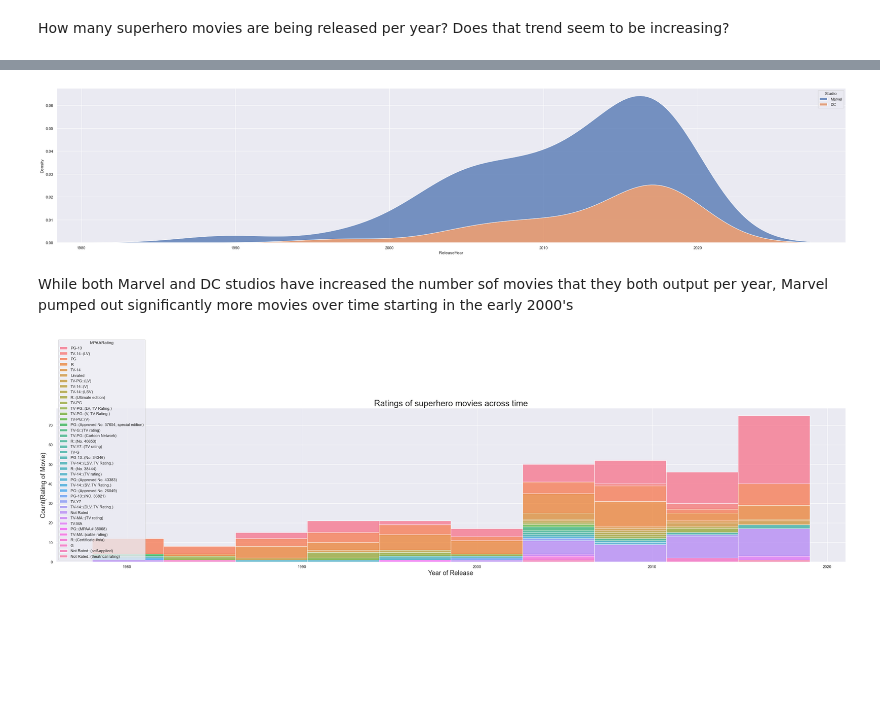
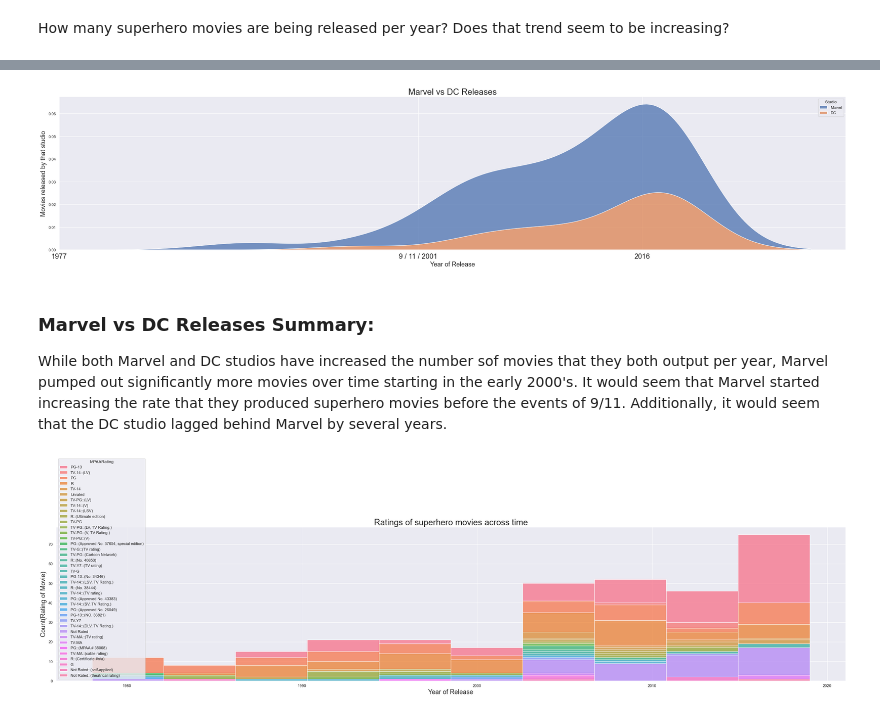
Before and after one commit to kaimmej/DA320, a Jupyter notebook: A4_JupyterCharts.ipynb, the cells around one changed output, grey strips where cells are left out. Cells and saved outputs as stored; diff of their text form; code cells hidden in the pictures; blank space fills up the shorter version.

```diff
--- a/A4_JupyterCharts.ipynb
+++ b/A4_JupyterCharts.ipynb
@@ -173,36 +223,39 @@ CASE
         Company3 LIKE '%Marvel%' OR
         Company4 LIKE '%Marvel%' OR
         Company5 LIKE '%Marvel%') THEN 'Marvel'
     WHEN (
         Company1 LIKE '%DC Comics%' OR Company1 LIKE '%DC Entertainment%' OR
         Company2 LIKE '%DC Comics%' OR Company2 LIKE '%DC Entertainment%' OR
         Company3 LIKE '%DC Comics%' OR Company3 LIKE '%DC Entertainment%' OR
         Company4 LIKE '%DC Comics%' OR Company4 LIKE '%DC Entertainment%' OR
         Company5 LIKE '%DC Comics%' OR Company5 LIKE '%DC Entertainment%')
         THEN 'DC'
     ELSE NULL
 END AS Studio
 FROM [dbo].[rawmoviedata];
 """
 
 ALLstudio_df = pd.read_sql_query(sqlQueryMARVELvDC, connection)
 #ALLstudio_df.head()
 #This only shows MARVEL vs DC
 studio_df = pd.read_sql_query(sqlQueryMARVELvDC, connection)
 sns.kdeplot(
     data=studio_df,
     x='ReleaseYear',
     hue="Studio",
     multiple="stack"
     )
 plt.title('Marvel vs DC Releases', size= 24)
 plt.xlabel('Year of Release', size= 18)
 plt.ylabel('Movies released by that studio',size= 18)
+plt.xticks([1977,2001,2016],['1977','9 / 11 / 2001','2016'],fontsize = 20)
 plt.show()
 # %% [output]
-[figure, old version]
+[figure, new version]
 # %% [markdown]
-While both Marvel and DC studios have increased the number sof movies that they both output per year, Marvel pumped out significantly more movies over time starting in the early 2000's
+### Marvel vs DC Releases Summary:
+While both Marvel and DC studios have increased the number sof movies that they both output per year, Marvel pumped out significantly more movies over time starting in the early 2000's. It would seem that Marvel started increasing the rate that they produced superhero movies before the events of 9/11.
+Additionally, it would seem that the DC studio lagged behind Marvel by several years.
 # %%
 #Change in the ratings of superhero content across time.
 # This chart is unfinished. I wnated it to be sorted into buckets of content (R / TV:MA etc) vs (PG-13 etc) but I was not able to finish this by the assignment date.
```
Also changed, not shown: parts of 18 cells of this notebook.
